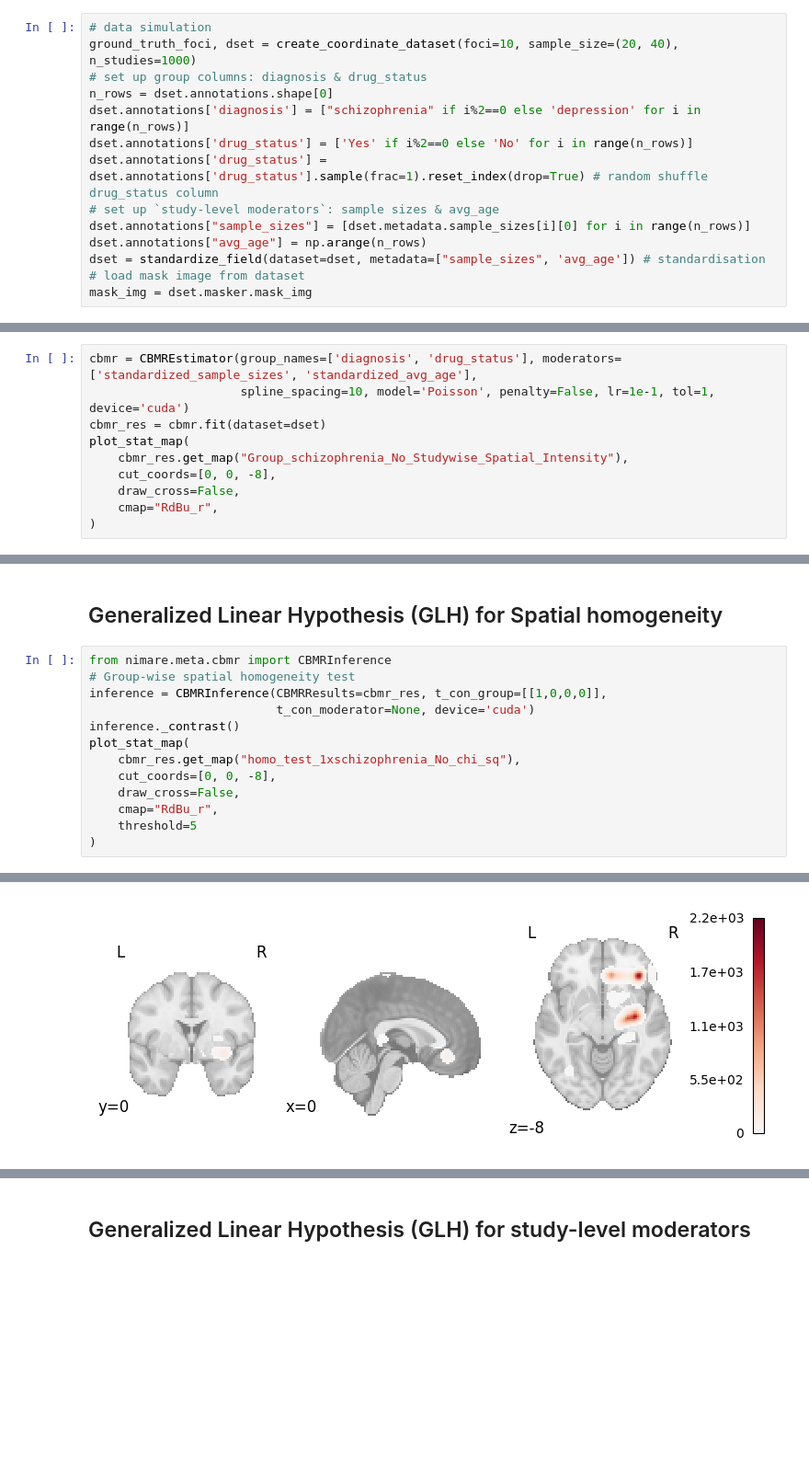
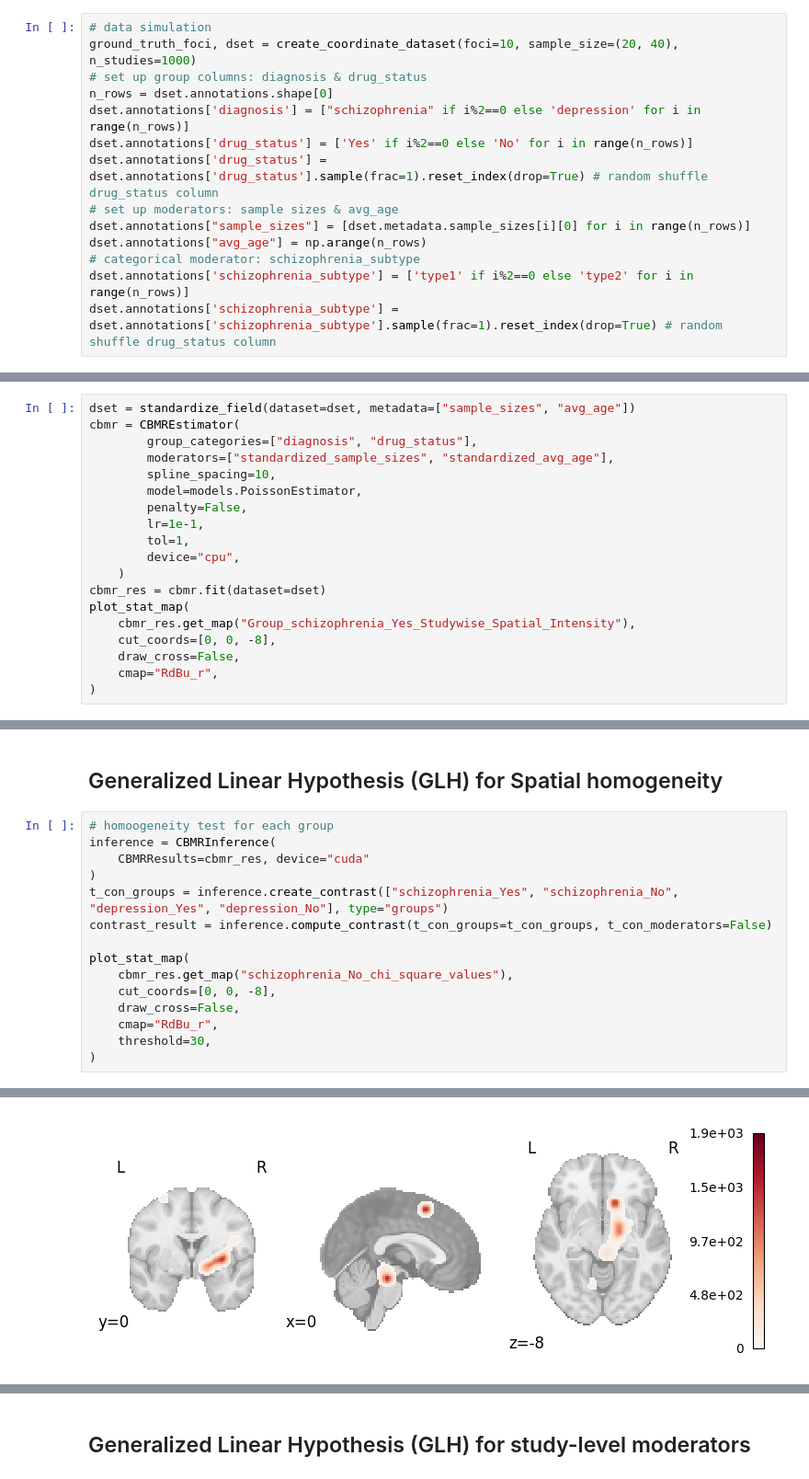
Before and after one commit to neurostuff/NiMARE, a Jupyter notebook: examples/02_meta-analyses/10_plot_cbmr.ipynb, the cells around one changed output, grey strips where cells are left out. Shown at 92% size. Cells and saved outputs as stored; diff of their text form; blank space fills up the shorter version.

```diff
--- a/examples/02_meta-analyses/10_plot_cbmr.ipynb
+++ b/examples/02_meta-analyses/10_plot_cbmr.ipynb
@@ -30,10 +30,10 @@ n_rows = dset.annotations.shape[0]
 dset.annotations['diagnosis'] = ["schizophrenia" if i%2==0 else 'depression' for i in range(n_rows)]
 dset.annotations['drug_status'] = ['Yes' if i%2==0 else 'No' for i in range(n_rows)]
 dset.annotations['drug_status'] = dset.annotations['drug_status'].sample(frac=1).reset_index(drop=True) # random shuffle drug_status column
-# set up `study-level moderators`: sample sizes & avg_age
+# set up moderators: sample sizes & avg_age
 dset.annotations["sample_sizes"] = [dset.metadata.sample_sizes[i][0] for i in range(n_rows)]
 dset.annotations["avg_age"] = np.arange(n_rows)
-dset = standardize_field(dataset=dset, metadata=["sample_sizes", 'avg_age']) # standardisation
-# load mask image from dataset
-mask_img = dset.masker.mask_img
+# categorical moderator: schizophrenia_subtype
+dset.annotations['schizophrenia_subtype'] = ['type1' if i%2==0 else 'type2' for i in range(n_rows)]
+dset.annotations['schizophrenia_subtype'] = dset.annotations['schizophrenia_subtype'].sample(frac=1).reset_index(drop=True) # random shuffle drug_status column
 # %% [markdown]
@@ -41,9 +41,18 @@ mask_img = dset.masker.mask_img
 # %%
-cbmr = CBMREstimator(group_names=['diagnosis', 'drug_status'], moderators=['standardized_sample_sizes', 'standardized_avg_age'],
-                     spline_spacing=10, model='Poisson', penalty=False, lr=1e-1, tol=1, device='cuda')
+dset = standardize_field(dataset=dset, metadata=["sample_sizes", "avg_age"])
+cbmr = CBMREstimator(
+        group_categories=["diagnosis", "drug_status"],
+        moderators=["standardized_sample_sizes", "standardized_avg_age"],
+        spline_spacing=10,
+        model=models.PoissonEstimator,
+        penalty=False,
+        lr=1e-1,
+        tol=1,
+        device="cpu",
+    )
 cbmr_res = cbmr.fit(dataset=dset)
 plot_stat_map(
-    cbmr_res.get_map("Group_schizophrenia_No_Studywise_Spatial_Intensity"),
+    cbmr_res.get_map("Group_schizophrenia_Yes_Studywise_Spatial_Intensity"),
     cut_coords=[0, 0, -8],
     draw_cross=False,
     cmap="RdBu_r",
@@ -55,16 +64,18 @@ INFO:nimare.diagnostics:0/10000 coordinates fall outside of the mask. Removing t
 # %% [markdown]
 ## Generalized Linear Hypothesis (GLH) for Spatial homogeneity
 # %%
-from nimare.meta.cbmr import CBMRInference
-# Group-wise spatial homogeneity test
-inference = CBMRInference(CBMRResults=cbmr_res, t_con_group=[[1,0,0,0]],
-                          t_con_moderator=None, device='cuda')
-inference._contrast()
+# homoogeneity test for each group
+inference = CBMRInference(
+    CBMRResults=cbmr_res, device="cuda"
+)
+t_con_groups = inference.create_contrast(["schizophrenia_Yes", "schizophrenia_No", "depression_Yes", "depression_No"], type="groups")
+contrast_result = inference.compute_contrast(t_con_groups=t_con_groups, t_con_moderators=False)
+
 plot_stat_map(
-    cbmr_res.get_map("homo_test_1xschizophrenia_No_chi_sq"),
+    cbmr_res.get_map("schizophrenia_No_chi_square_values"),
     cut_coords=[0, 0, -8],
     draw_cross=False,
     cmap="RdBu_r",
-    threshold=5
+    threshold=30,
 )
 # %% [output]
@@ -72 +91 @@ plot_stat_map(
-[figure, old version]
+[figure, new version]
```
Also changed, not shown: parts of 10 cells of this notebook, 4 other files.
